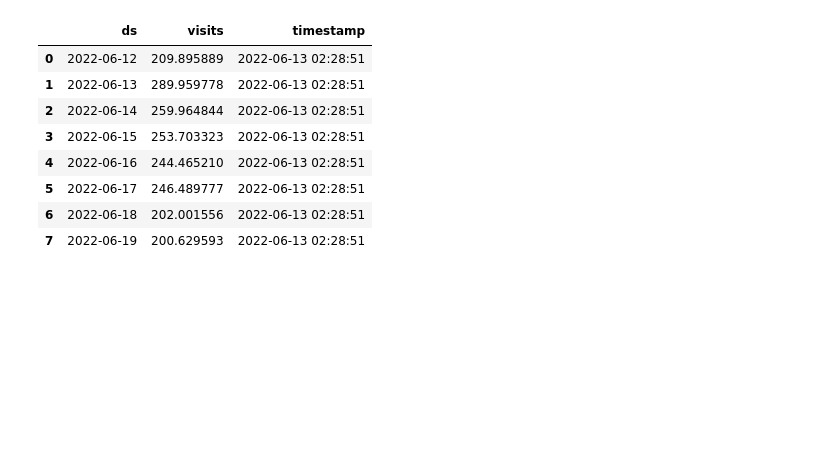
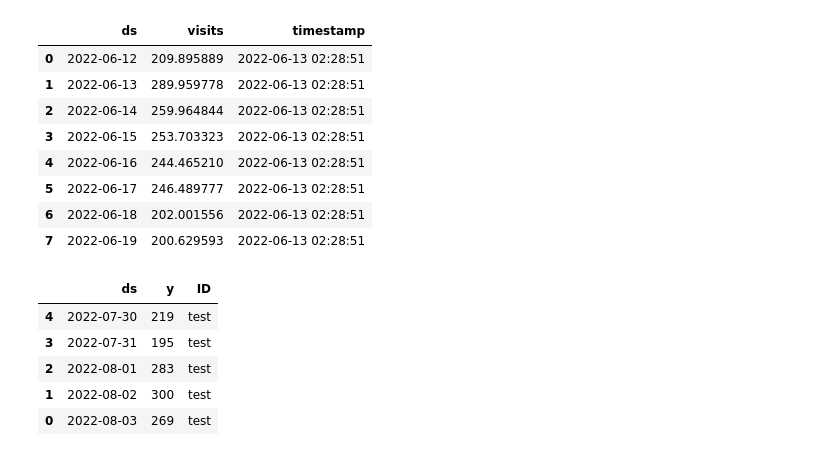
Before and after one commit to drdevinhopkins/hourly-report-neuralprophet, a Jupyter notebook: notebooks/daily_visits.ipynb, the cells around one changed output. Cells and saved outputs as stored; diff of their text form; code cells hidden in the pictures; blank space fills up the shorter version.

```diff
--- a/notebooks/daily_visits.ipynb
+++ b/notebooks/daily_visits.ipynb
@@ -77,3 +97,24 @@ forecast_output
 | 5 | 2022-06-17 | 246.489777 | 2022-06-13 02:28:51 |
 | 6 | 2022-06-18 | 202.001556 | 2022-06-13 02:28:51 |
 | 7 | 2022-06-19 | 200.629593 | 2022-06-13 02:28:51 |
+# %%
+import pandas as pd
+from neuralprophet import NeuralProphet, set_log_level
+import pickle
+
+# set_log_level("ERROR")
+
+loaded_model = pickle.load(open('../models/daily_visits_forecast_model.pkl', 'rb'))
+
+df = pd.read_csv('https://raw.githubusercontent.com/drdevinhopkins/hourly-report/main/data/daily-visits.csv')
+df.ds = pd.to_datetime(df.ds)
+df = df.sort_values(by='ds')
+df['ID']='test'
+df.tail()
+# %% [output]
+|  | ds | y | ID |
+| 4 | 2022-07-30 | 219 | test |
+| 3 | 2022-07-31 | 195 | test |
+| 2 | 2022-08-01 | 283 | test |
+| 1 | 2022-08-02 | 300 | test |
+| 0 | 2022-08-03 | 269 | test |
```
Also changed, not shown: parts of 4 cells of this notebook, 7 other files.
